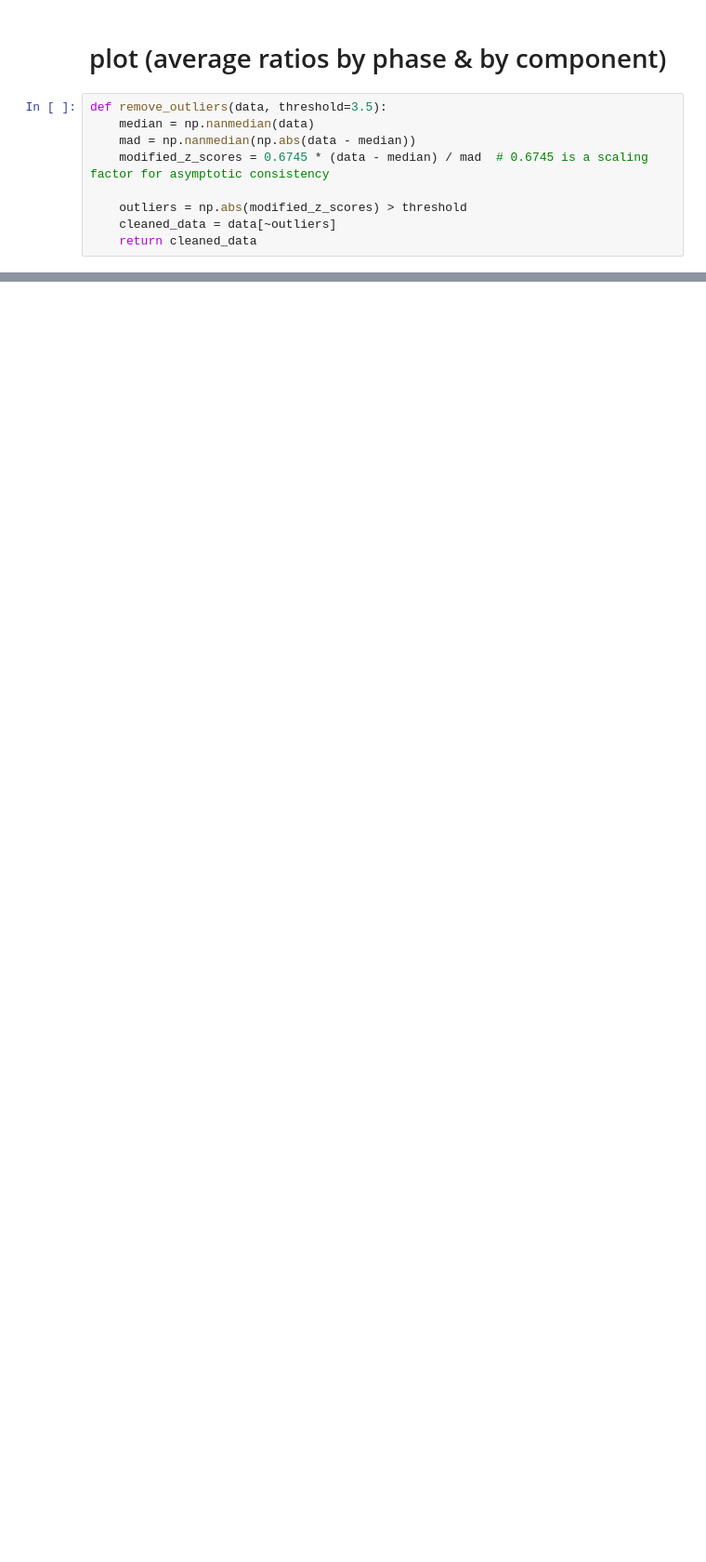
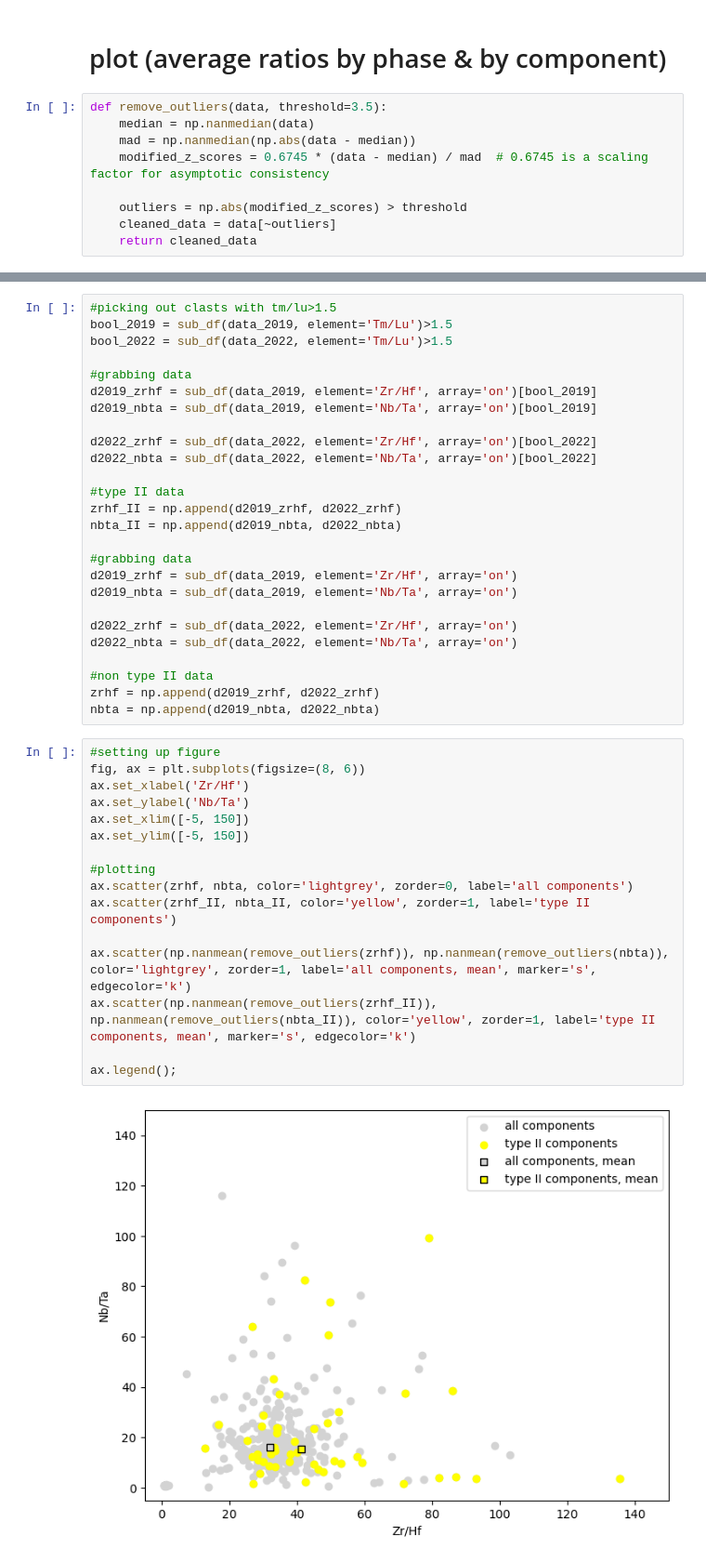
Before and after one commit to JGCAITLIN/HFSE, a Jupyter notebook: prelim_plotting.ipynb, the cells around one changed output, grey strips where cells are left out. Shown at 93% size. Drawn from its saved outputs; the diff is of its cells as text; blank space fills up the shorter version.

```diff
--- a/prelim_plotting.ipynb
+++ b/prelim_plotting.ipynb
@@ -611,0 +731,44 @@ CV2022_Al.Standard_Spot_Size = CV2022_Al.Standard_Spot_Size.astype(int)
+# %%
+#picking out clasts with tm/lu>1.5
+bool_2019 = sub_df(data_2019, element='Tm/Lu')>1.5
+bool_2022 = sub_df(data_2022, element='Tm/Lu')>1.5
+
+#grabbing data
+d2019_zrhf = sub_df(data_2019, element='Zr/Hf', array='on')[bool_2019]
+d2019_nbta = sub_df(data_2019, element='Nb/Ta', array='on')[bool_2019]
+
+d2022_zrhf = sub_df(data_2022, element='Zr/Hf', array='on')[bool_2022]
+d2022_nbta = sub_df(data_2022, element='Nb/Ta', array='on')[bool_2022]
+
+#type II data
+zrhf_II = np.append(d2019_zrhf, d2022_zrhf)
+nbta_II = np.append(d2019_nbta, d2022_nbta)
+
+#grabbing data
+d2019_zrhf = sub_df(data_2019, element='Zr/Hf', array='on')
+d2019_nbta = sub_df(data_2019, element='Nb/Ta', array='on')
+
+d2022_zrhf = sub_df(data_2022, element='Zr/Hf', array='on')
+d2022_nbta = sub_df(data_2022, element='Nb/Ta', array='on')
+
+#non type II data
+zrhf = np.append(d2019_zrhf, d2022_zrhf)
+nbta = np.append(d2019_nbta, d2022_nbta)
+# %%
+#setting up figure
+fig, ax = plt.subplots(figsize=(8, 6))
+ax.set_xlabel('Zr/Hf')
+ax.set_ylabel('Nb/Ta')
+ax.set_xlim([-5, 150])
+ax.set_ylim([-5, 150])
+
+#plotting
+ax.scatter(zrhf, nbta, color='lightgrey', zorder=0, label='all components')
+ax.scatter(zrhf_II, nbta_II, color='yellow', zorder=1, label='type II components')
+
+ax.scatter(np.nanmean(remove_outliers(zrhf)), np.nanmean(remove_outliers(nbta)), color='lightgrey', zorder=1, label='all components, mean', marker='s', edgecolor='k')
+ax.scatter(np.nanmean(remove_outliers(zrhf_II)), np.nanmean(remove_outliers(nbta_II)), color='yellow', zorder=1, label='type II components, mean', marker='s', edgecolor='k')
+
+ax.legend();
+# %% [output]
+[figure, added]
```
Also changed, not shown: parts of 18 cells of this notebook.
